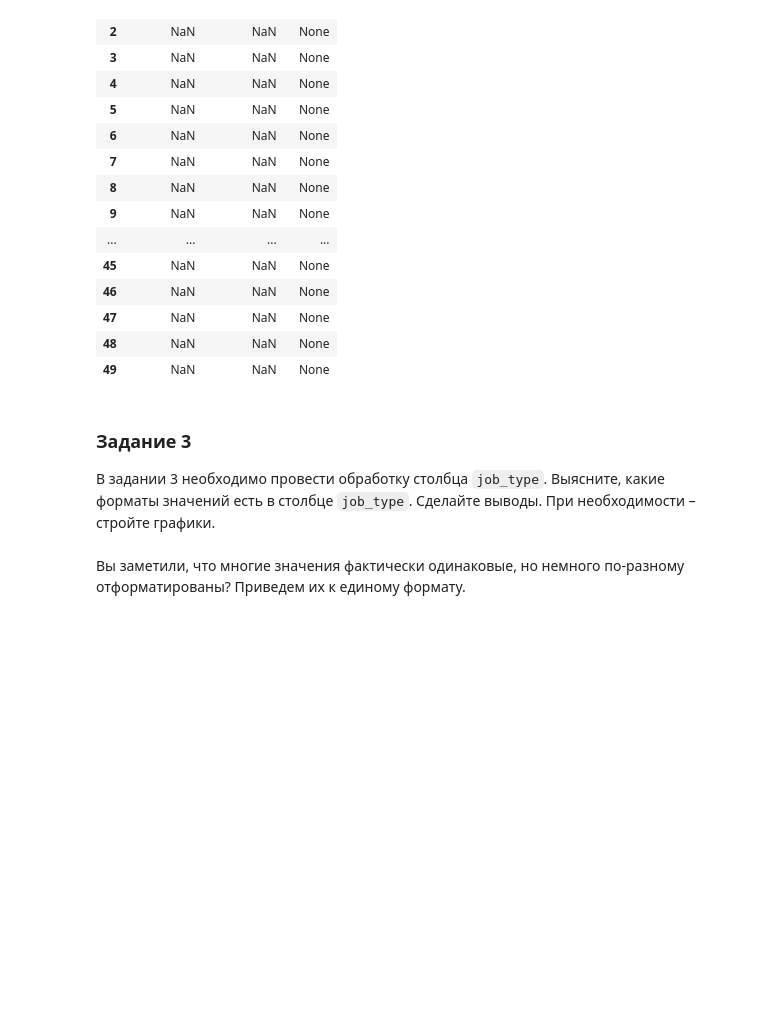
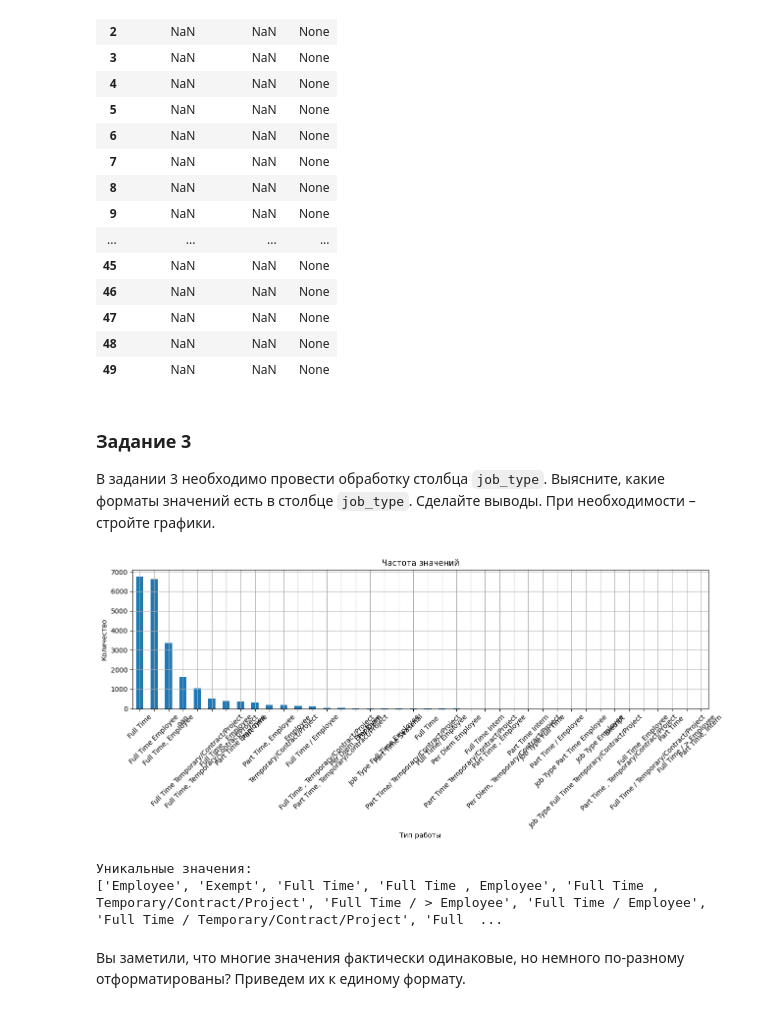
Before and after one commit to AndronIxI/cpp, a Jupyter notebook: labs/Лаба1_МЕВД_Сорокин.ipynb, the cells around one changed output. Drawn from its saved outputs; the diff is of its cells as text; code cells hidden in the pictures; blank space fills up the shorter version.

```diff
--- a/labs/Лаба1_МЕВД_Сорокин.ipynb
+++ b/labs/Лаба1_МЕВД_Сорокин.ipynb
@@ -672,2 +670,19 @@ display(sorted_salary.head(50))
+# %%
+job_types = df['job_type'].value_counts(dropna=False)
+
+job_types.plot(kind='bar', figsize=(13, 6), title='Частота значений')
+plt.xlabel('Тип работы')
+plt.ylabel('Количество')
+plt.xticks(rotation=45)
+plt.grid(True)
+plt.tight_layout()
+plt.show()
+
+print("\nУникальные значения:")
+print(sorted(df['job_type'].dropna().unique()))
+# %% [output]
+[figure, added]
+Уникальные значения:
+['Employee', 'Exempt', 'Full Time', 'Full Time , Employee', 'Full Time , Temporary/Contract/Project', 'Full Time / > Employee', 'Full Time / Employee', 'Full Time / Temporary/Contract/Project', 'Full  ...
 # %% [markdown]
 Вы заметили, что многие значения фактически одинаковые, но немного по-разному отформатированы? Приведем их к единому формату.
```
Also changed, not shown: parts of 6 cells of this notebook.
